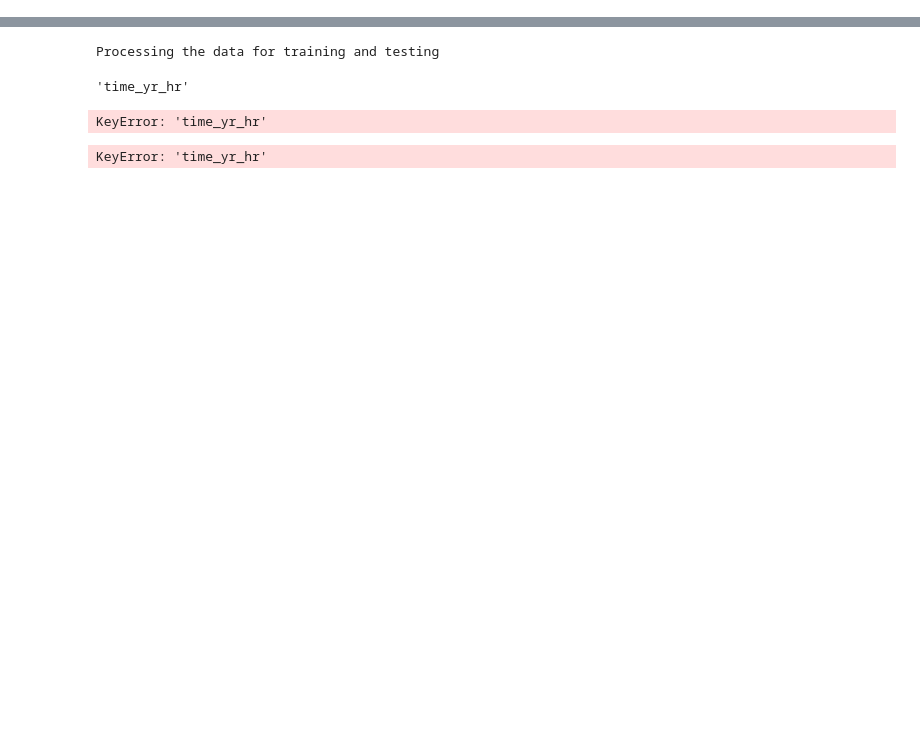
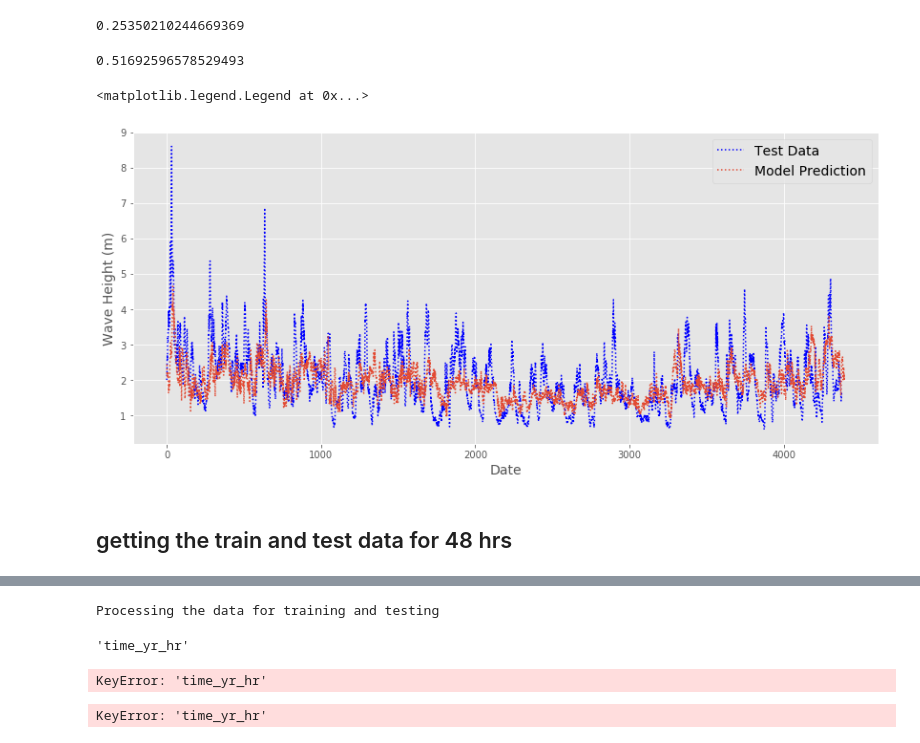
Before and after one commit to abulho/Surf_Prediction, a Jupyter notebook: src/03-FEB-2018_adding_24hr_and_beyond.ipynb, the cells around one changed output, grey strips where cells are left out. Drawn from its saved outputs; the diff is of its cells as text; code cells hidden in the pictures; blank space fills up the shorter version.

```diff
--- a/src/03-FEB-2018_adding_24hr_and_beyond.ipynb
+++ b/src/03-FEB-2018_adding_24hr_and_beyond.ipynb
@@ -22,0 +25,13 @@ plt.style.use('ggplot')
+# %%
+# making the training and testing data
+filename = 'data_X_y_46059_24hr.csv'
+Xy_df = get_Xy_data(filename)
+
+cols_to_keep = ['YY_x', 'MM_x', 'DD_x', 'hh_x', 'WD_x', 'WSPD_x',
+                'GST_x', 'WVHT_x', 'DPD_x', 'APD_x', 'BAR_x', 'ATMP_x',
+                'WTMP_x', 'DEWP_x', 'ID_x', 't_arrive','WVHT_y']
+
+train_yrs = [1995, 1996, 1997, 1998, 1999, 2000, 2003, 2004, 2006, 2007]
+test_yrs  = [2008]
+
+X_train, X_test, y_train, y_test = get_train_test(Xy_df, cols_to_keep, train_yrs, test_yrs)
@@ -22,0 +40,7 @@ plt.style.use('ggplot')
+# %%
+# fitting a gradient booster model
+n_estimators = 60000
+params = {'n_estimators': n_estimators, 'max_depth': 3, 'min_samples_split': 4,
+          'learning_rate': 0.01, 'loss': 'ls' }
+gbr_24 = ensemble.GradientBoostingRegressor(**params)
+gbr_24.fit(X_train, y_train)
@@ -22,0 +55,25 @@ plt.style.use('ggplot')
+# %%
+y_hat_24 = gbr_24.predict(X_test)
+# %%
+mse_train_2 = mean_squared_error(y_train, gbr_24.predict(X_train))
+mse_train_2
+# %% [output]
+0.25350210244669369
+# %%
+mse_test_2  = mean_squared_error(y_test, y_hat_24)
+mse_test_2
+# %% [output]
+0.51692596578529493
+# %%
+fig, ax = plt.subplots(figsize=(14,6))
+ax.plot(y_test[0::2],':', color='b', label = 'Test Data')
+ax.plot(y_hat_24[0::2], ':', label = 'Model Prediction')
+ax.set_xlabel('Date', fontsize=14)
+ax.set_ylabel('Wave Height (m)', fontsize=14)
+#ax.set_title('Test Data Comparison with Model Predictions for Source 46005')
+plt.legend(prop={'size': 14})
+# %% [output]
+<matplotlib.legend.Legend at 0x...>
+[figure, added]
+# %% [markdown]
+## getting the train and test data for 48 hrs
```
Also changed, not shown: parts of 8 cells of this notebook, 2 other files.
